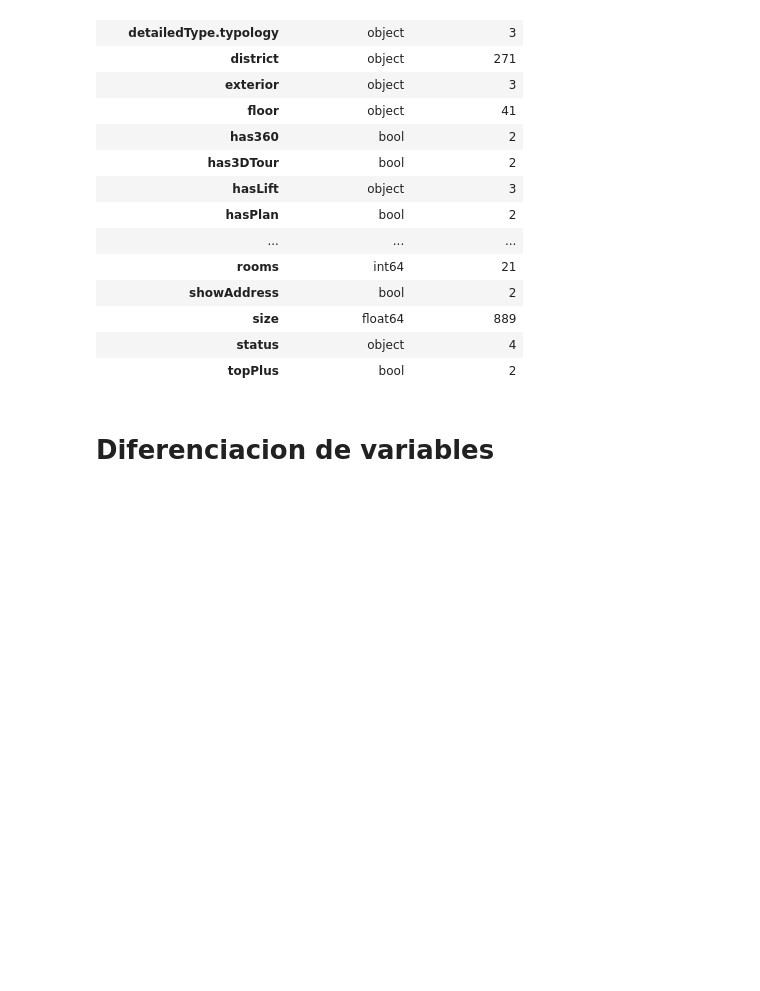
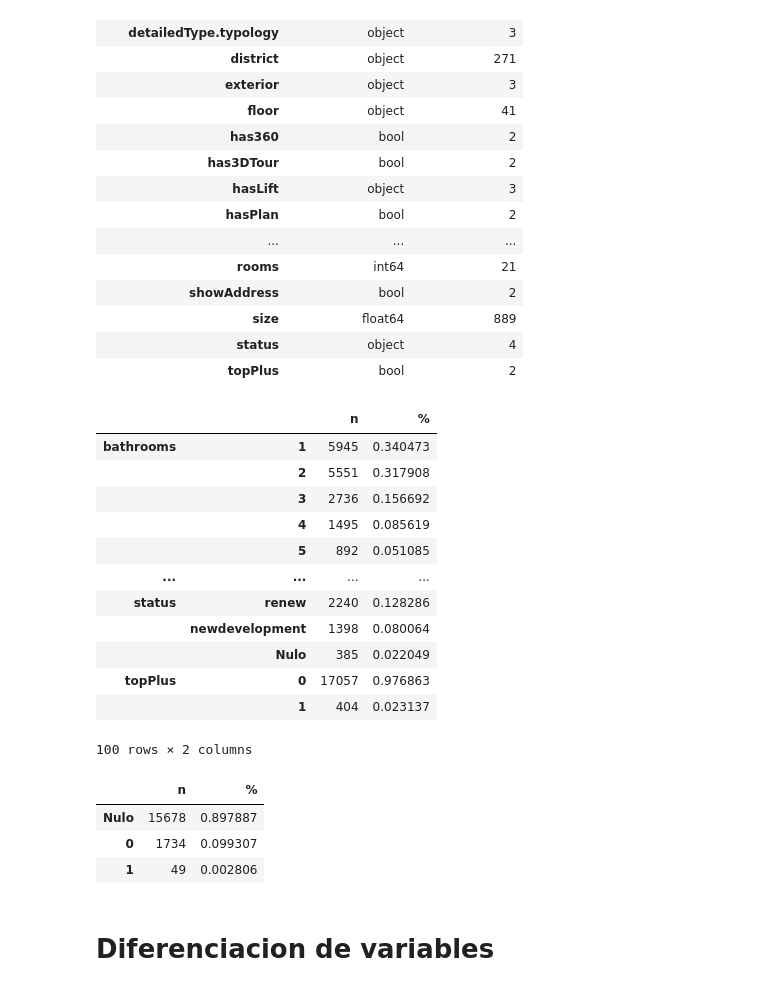
Before and after one commit to guille1006/TFM, a Jupyter notebook: TFM_procesamiento.ipynb, the cells around one changed output. Drawn from its saved outputs; the diff is of its cells as text; code cells hidden in the pictures; blank space fills up the shorter version.

```diff
--- a/TFM_procesamiento.ipynb
+++ b/TFM_procesamiento.ipynb
@@ -69,8 +252,30 @@ def tabla_valores_unicos(df):
 # %%
 mask = info_types["Valores únicos"][info_types["Valores únicos"] < 25].index
 
 
 df_frec = tabla_valores_unicos(df_copy[mask])
+df_frec
+# %% [output]
+|  |  | n | % |
+| bathrooms | 1 | 5945 | 0.340473 |
+|  | 2 | 5551 | 0.317908 |
+|  | 3 | 2736 | 0.156692 |
+|  | 4 | 1495 | 0.085619 |
+|  | 5 | 892 | 0.051085 |
+| ... | ... | ... | ... |
+| status | renew | 2240 | 0.128286 |
+|  | newdevelopment | 1398 | 0.080064 |
+|  | Nulo | 385 | 0.022049 |
+| topPlus | 0 | 17057 | 0.976863 |
+|  | 1 | 404 | 0.023137 |
+100 rows × 2 columns
+# %%
+df_frec.loc["newDevelopmentFinished"]
+# %% [output]
+|  | n | % |
+| Nulo | 15678 | 0.897887 |
+| 0 | 1734 | 0.099307 |
+| 1 | 49 | 0.002806 |
 # %% [markdown]
 # Diferenciacion de variables
 # %% [markdown]
```
Also changed, not shown: parts of 5 cells of this notebook.
